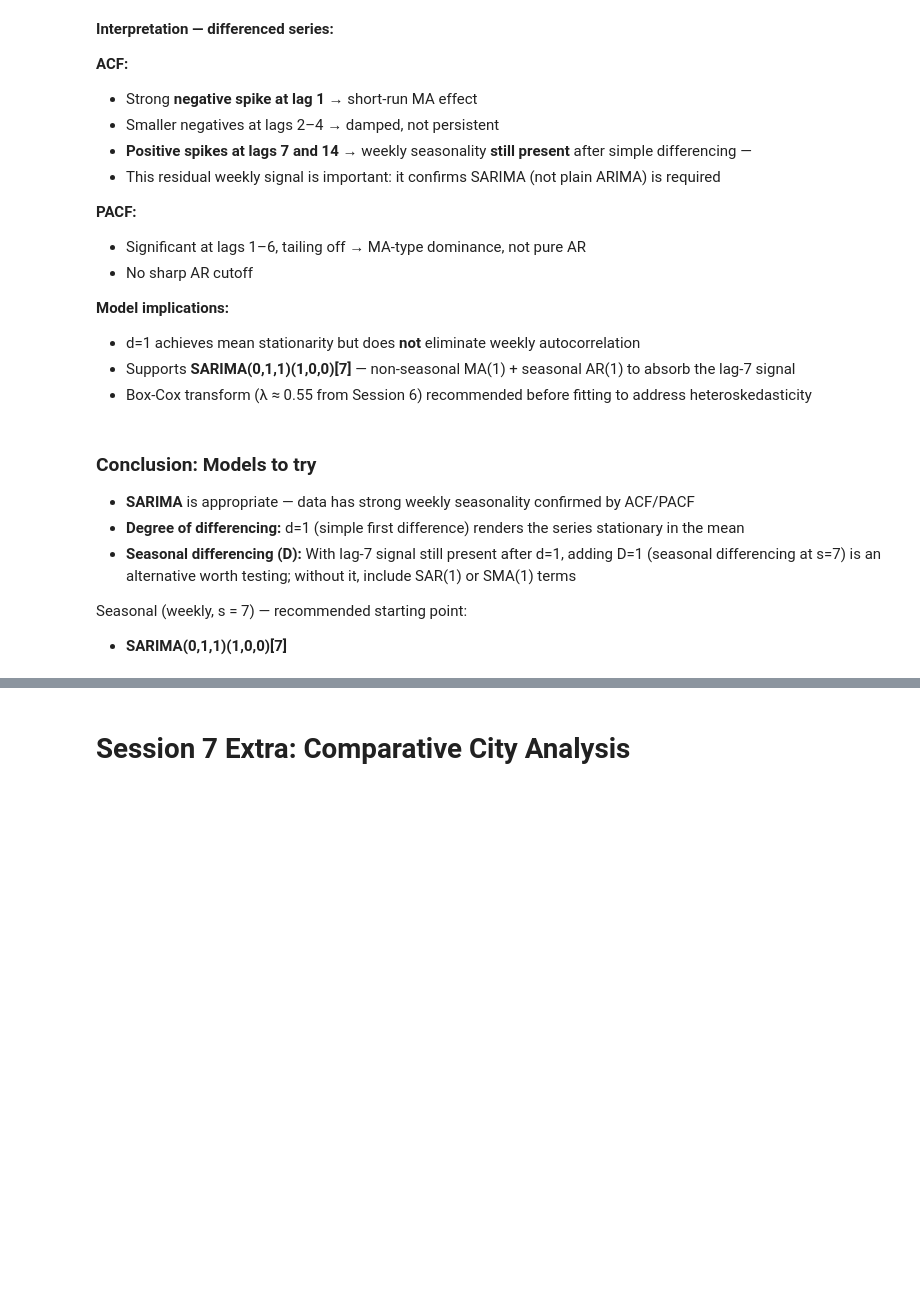
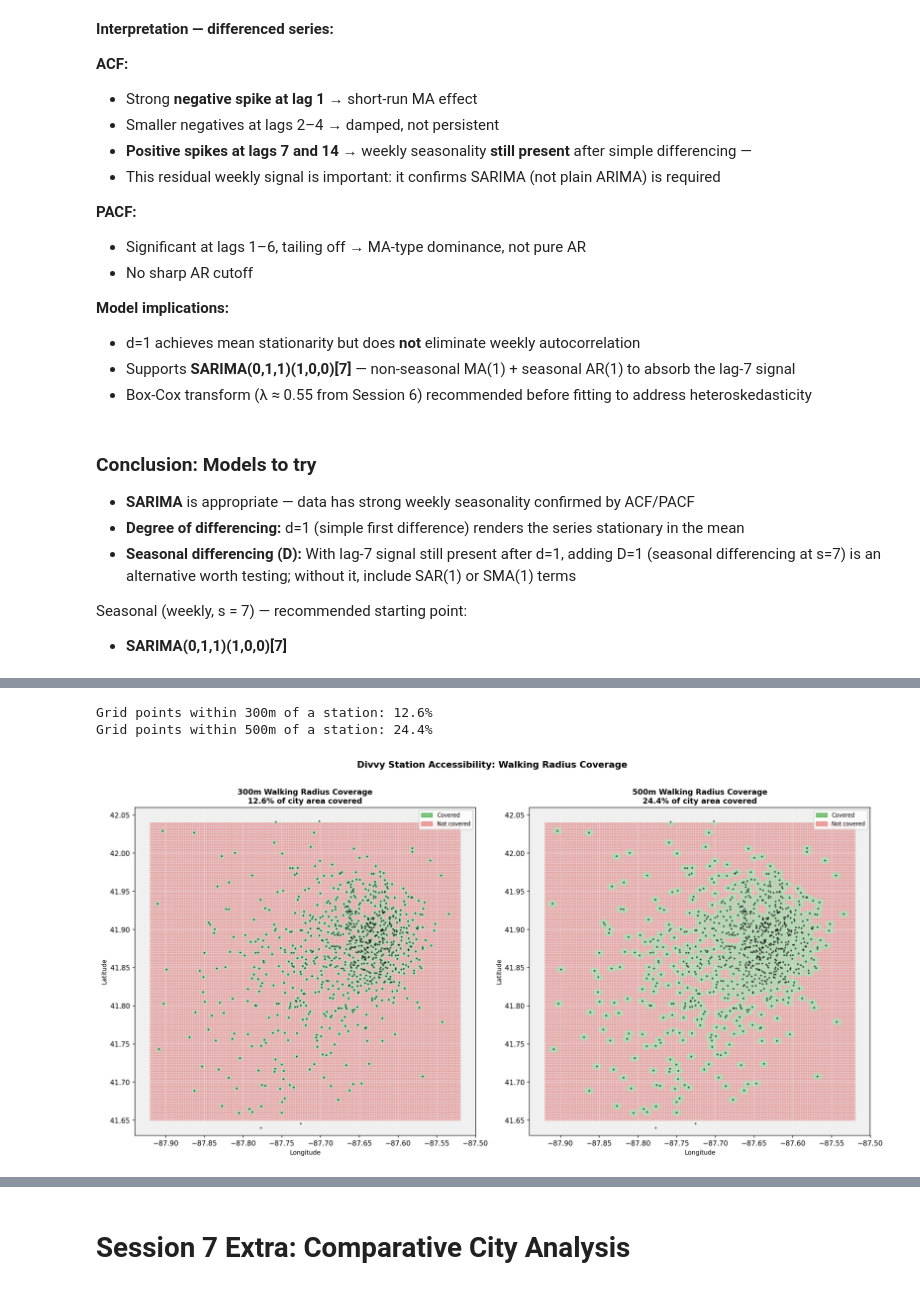
Before and after one commit to luisakaczmarek/Bike_sharing_data_analysis, a Jupyter notebook: Session_7_8.ipynb, the cells around one changed output, grey strips where cells are left out. Drawn from its saved outputs; the diff is of its cells as text; code cells hidden in the pictures; blank space fills up the shorter version.

```diff
--- a/Session_7_8.ipynb
+++ b/Session_7_8.ipynb
@@ -358,0 +537,75 @@ Seasonal (weekly, s = 7) — recommended starting point:
+# %%
+# ── Accessibility Analysis: 300m and 500m Walking Radius ─────────────────────
+# Approximate coverage circles at standard walking distances.
+# 300m ≈ 4-minute walk; 500m ≈ 6-minute walk (commonly used in bike-share planning).
+
+# 1 degree latitude ≈ 111 km → 300m ≈ 0.0027°, 500m ≈ 0.0045°
+# 1 degree longitude ≈ 82 km at lat 41.9° → adjust accordingly
+LAT_DEG_PER_M  = 1 / 111_000
+LNG_DEG_PER_M  = 1 / (111_000 * np.cos(np.radians(41.88)))
+
+R300_LAT = 300 * LAT_DEG_PER_M
+R300_LNG = 300 * LNG_DEG_PER_M
+R500_LAT = 500 * LAT_DEG_PER_M
+R500_LNG = 500 * LNG_DEG_PER_M
+
+# Create a grid of Chicago (0.001° resolution ≈ 85m)
+grid_lats = np.arange(41.65, 42.04, 0.001)
+grid_lngs = np.arange(-87.92, -87.52, 0.001)
+grid_lat_g, grid_lng_g = np.meshgrid(grid_lats, grid_lngs)
+grid_pts = np.column_stack([grid_lat_g.ravel(), grid_lng_g.ravel()])
+
+# For each grid point: is it within 300m or 500m of any station?
+station_coords = stations[['lat', 'lng']].values
+covered_300 = np.zeros(len(grid_pts), dtype=bool)
+covered_500 = np.zeros(len(grid_pts), dtype=bool)
+
+for s_lat, s_lng in station_coords:
+    dlat = np.abs(grid_pts[:, 0] - s_lat)
+    dlng = np.abs(grid_pts[:, 1] - s_lng)
+    # Elliptical approximation of circular coverage
+    in_300 = (dlat / R300_LAT)**2 + (dlng / R300_LNG)**2 <= 1
+    in_500 = (dlat / R500_LAT)**2 + (dlng / R500_LNG)**2 <= 1
+    covered_300 |= in_300
+    covered_500 |= in_500
+
+pct_300 = covered_300.mean() * 100
+pct_500 = covered_500.mean() * 100
+print(f'Grid points within 300m of a station: {pct_300:.1f}%')
+print(f'Grid points within 500m of a station: {pct_500:.1f}%')
+
+# ── Coverage map ─────────────────────────────────────────────────────────────
+fig, axes = plt.subplots(1, 2, figsize=(16, 8), dpi=150)
+
+for ax, covered, radius, pct in zip(
+    axes,
+    [covered_300, covered_500],
+    [300, 500],
+    [pct_300, pct_500]
+):
+    cov_pts  = grid_pts[covered]
+    uncov_pts = grid_pts[~covered]
+    ax.scatter(uncov_pts[:, 1], uncov_pts[:, 0], s=0.3, alpha=0.2, color='#d62728')
+    ax.scatter(cov_pts[:, 1],  cov_pts[:, 0],  s=0.3, alpha=0.2, color='#2ca02c')
+    ax.scatter(stations['lng'], stations['lat'], s=3, color='black', alpha=0.5,
+               label='Stations', zorder=5)
+    ax.set_xlim(-87.94, -87.50)
+    ax.set_ylim(41.63, 42.06)
+    ax.set_facecolor('#f0f0f0')
+    ax.grid(True, alpha=0.3, color='white')
+    ax.set_xlabel('Longitude', fontsize=9)
+    ax.set_ylabel('Latitude', fontsize=9)
+    ax.set_title(f'{radius}m Walking Radius Coverage\n{pct:.1f}% of city area covered',
+                 fontsize=11, fontweight='bold')
+    covered_patch = mpatches.Patch(color='#2ca02c', alpha=0.6, label='Covered')
+    uncovered_patch = mpatches.Patch(color='#d62728', alpha=0.4, label='Not covered')
+    ax.legend(handles=[covered_patch, uncovered_patch], fontsize=8)
+
+plt.suptitle('Divvy Station Accessibility: Walking Radius Coverage',
+             fontsize=13, fontweight='bold', y=1.01)
+plt.tight_layout()
+plt.show()
+# %% [output]
+Grid points within 300m of a station: 12.6%
+Grid points within 500m of a station: 24.4%
+[figure, added]
```
Also changed, not shown: parts of 24 cells of this notebook, 1 other file.
